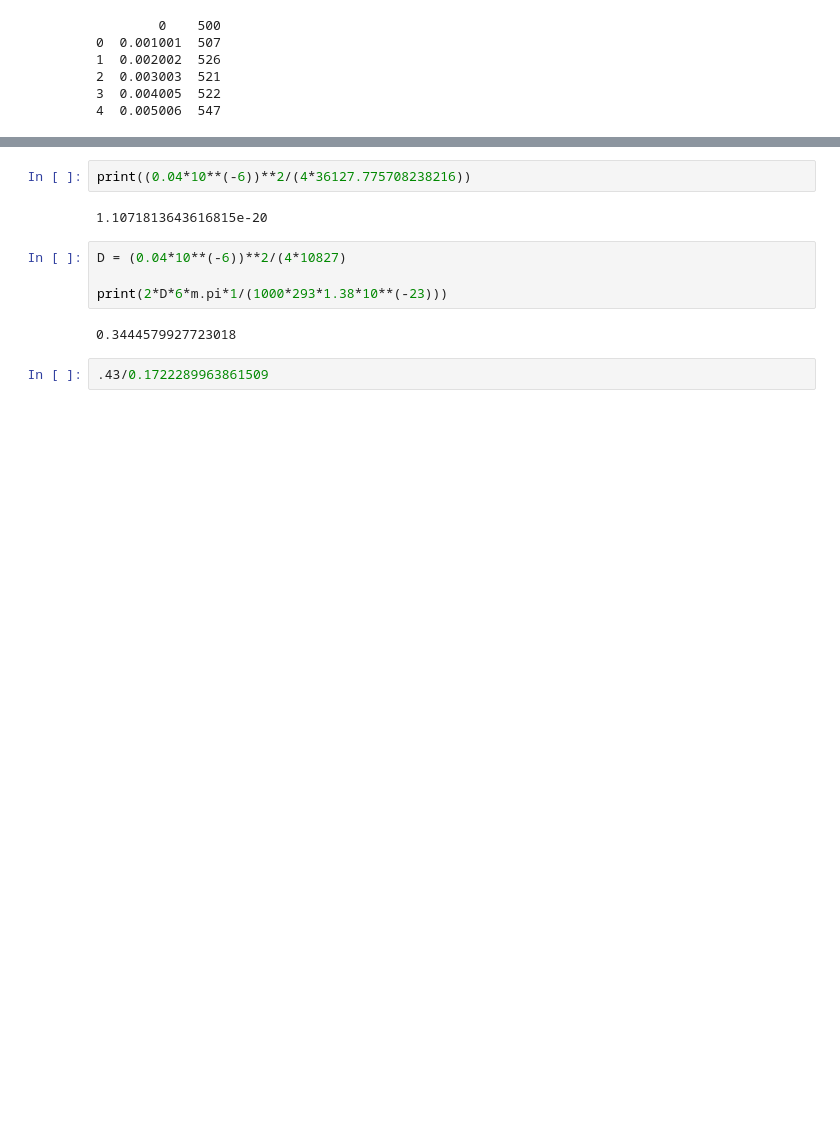
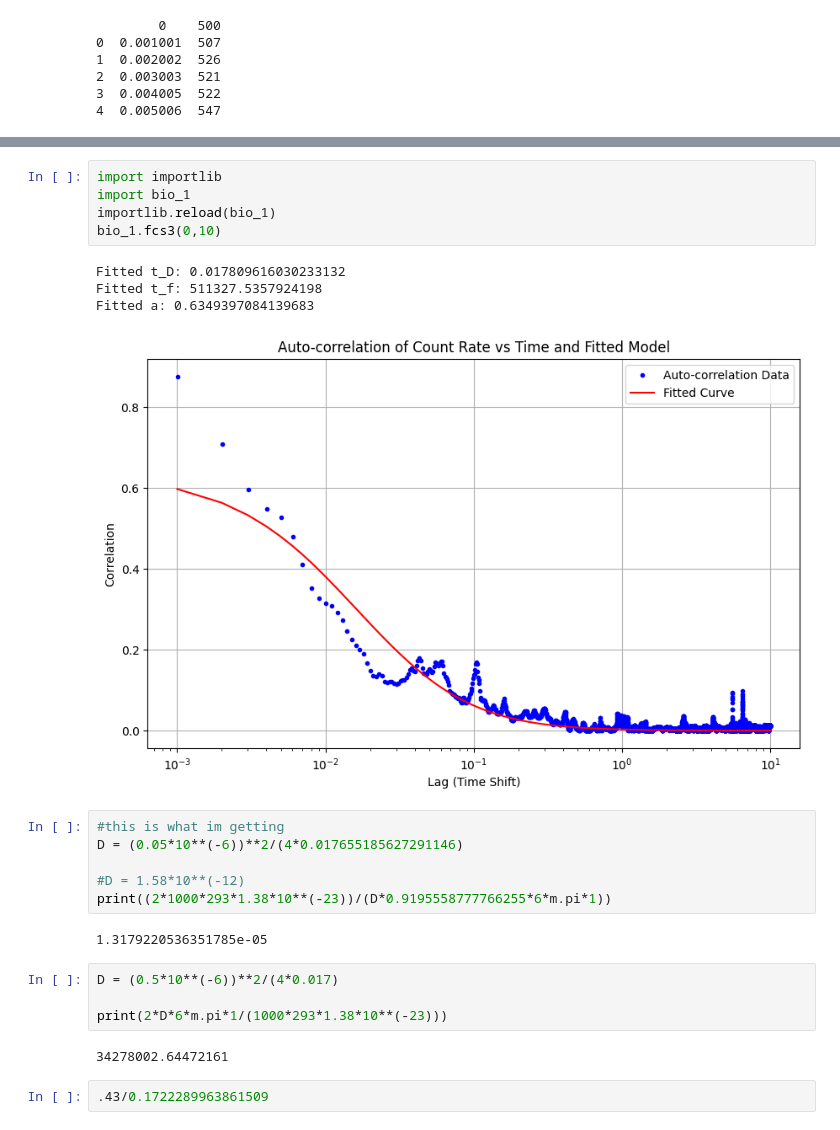
Before and after one commit to zbpetersbuf/CP1-24-final, a Jupyter notebook: zbpetersbuf/biolabfouldder/biofinal.ipynb, the cells around one changed output, grey strips where cells are left out. Saved outputs shown, nothing was run; the diff lists cells and outputs as text; blank space fills up the shorter version.

```diff
--- a/zbpetersbuf/biolabfouldder/biofinal.ipynb
+++ b/zbpetersbuf/biolabfouldder/biofinal.ipynb
@@ -67,13 +125,27 @@ print((0.04*10**(-6))**2/(4*10827.679773751868))
+# %%
+import importlib
+import bio_1
+importlib.reload(bio_1)
+bio_1.fcs3(0,10)
+# %% [output]
+Fitted t_D: 0.017809616030233132
+Fitted t_f: 511327.5357924198
+Fitted a: 0.6349397084139683
+[figure, added]
 # %%
-print((0.04*10**(-6))**2/(4*36127.775708238216))
+#this is what im getting
+D = (0.05*10**(-6))**2/(4*0.017655185627291146)
+
+#D = 1.58*10**(-12)
+print((2*1000*293*1.38*10**(-23))/(D*0.9195558777766255*6*m.pi*1))
 # %% [output]
-1.1071813643616815e-20
+1.3179220536351785e-05
 # %%
-D = (0.04*10**(-6))**2/(4*10827)
+D = (0.5*10**(-6))**2/(4*0.017)
 
 print(2*D*6*m.pi*1/(1000*293*1.38*10**(-23)))
 # %% [output]
-0.3444579927723018
+34278002.64472161
 # %%
 .43/0.1722289963861509
 # %% [output]
```
Also changed, not shown: parts of 14 cells of this notebook, 1 other file.
